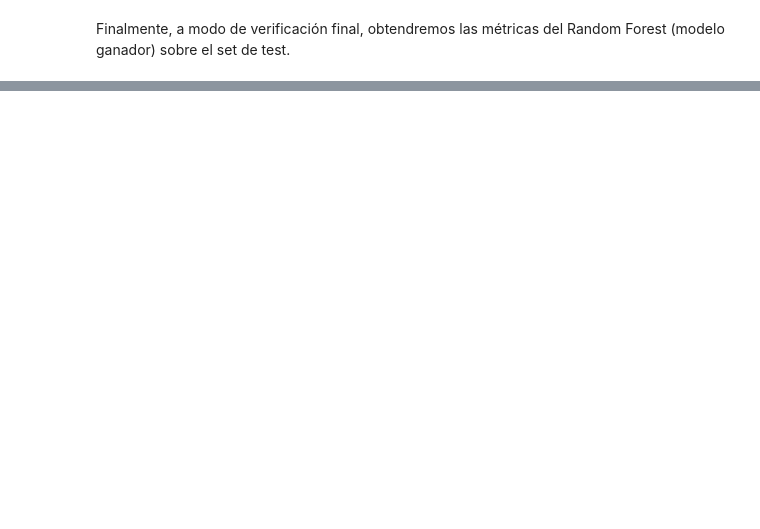
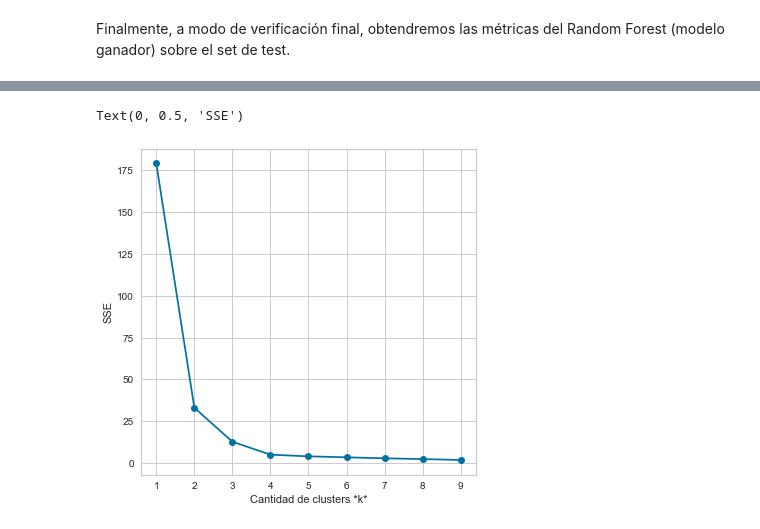
Before and after one commit to maxit1992/CEIA_AMQ1, a Jupyter notebook: TP_Integrador/TP_Integrador.ipynb, the cells around one changed output, grey strips where cells are left out. Drawn from its saved outputs; the diff is of its cells as text; code cells hidden in the pictures; blank space fills up the shorter version.

```diff
--- a/TP_Integrador/TP_Integrador.ipynb
+++ b/TP_Integrador/TP_Integrador.ipynb
@@ -922,0 +1016,25 @@ Finalmente, a modo de verificación final, obtendremos las métricas del Random
+# %%
+df_kmeans = df_train_char[['Skew 0 - PS2', 'Kurtosis 0 - PS1']]
+# %%
+# MinMaxScaler
+scaler = preprocessing.MinMaxScaler()
+df_kmeans_scaled = scaler.fit_transform(df_kmeans)
+# %%
+# Ejecuto el algoritmo con K entre 2 y 10 y guardo el error para luego graficarlo.
+sse = []
+list_k = list(range(1, 10))
+
+for k in list_k:
+    km = KMeans(n_clusters=k)
+    km.fit(df_kmeans_scaled)
+    sse.append(km.inertia_)
+
+# Grafico el SSE por K
+plt.figure(figsize=(6, 6))
+plt.plot(list_k, sse, '-o')
+plt.xlabel(r'Cantidad de clusters *k*')
+plt.grid(True)
+plt.ylabel('SSE')
+# %% [output]
+Text(0, 0.5, 'SSE')
+[figure, added]
```
Also changed, not shown: parts of 60 cells of this notebook, 1 other file.
